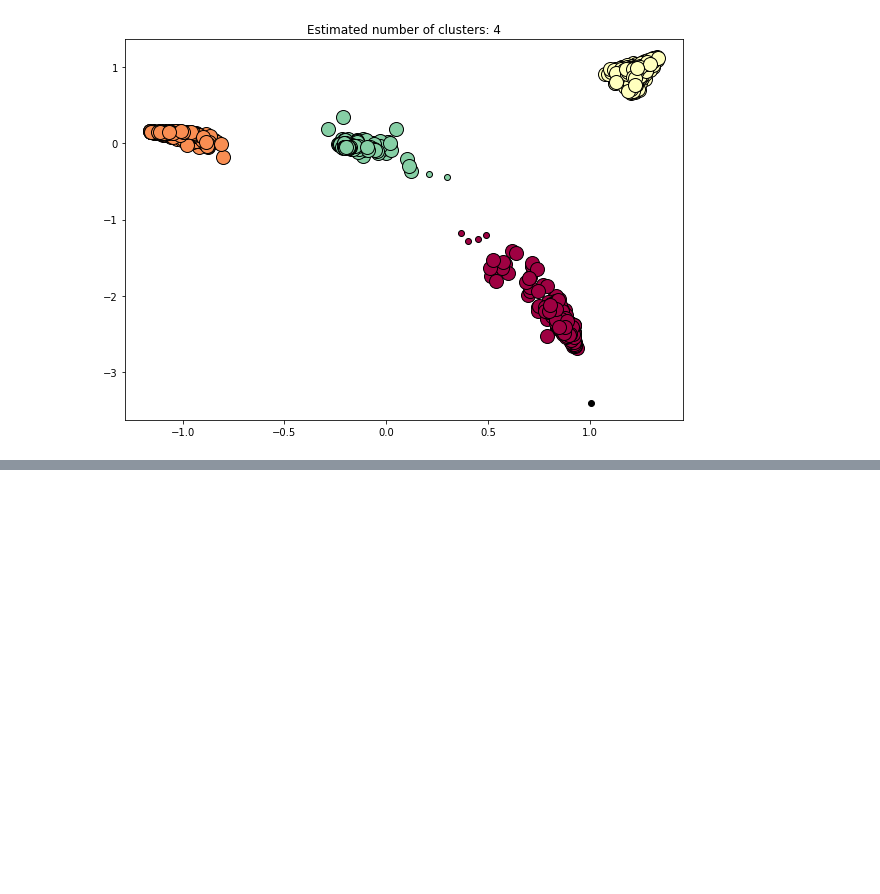
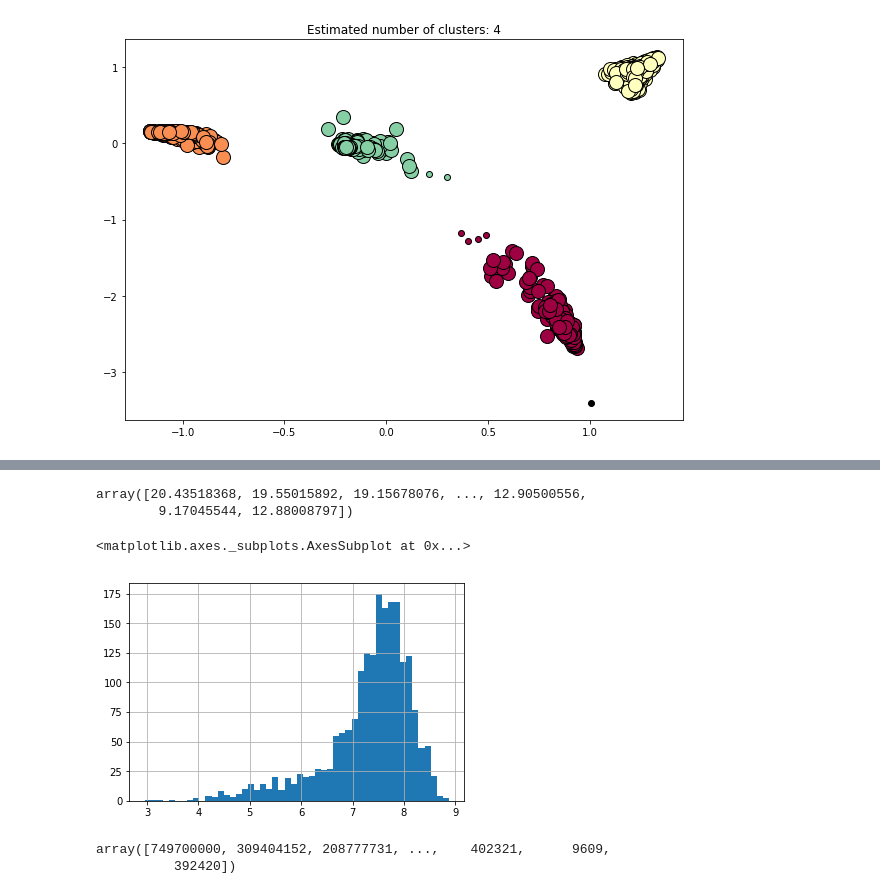
Before and after one commit to illorens/Project_NTDS, a Jupyter notebook: Analysis_graph.ipynb, the cells around one changed output, grey strips where cells are left out. Drawn from its saved outputs; the diff is of its cells as text; code cells hidden in the pictures; blank space fills up the shorter version.

```diff
--- a/Analysis_graph.ipynb
+++ b/Analysis_graph.ipynb
@@ -916,0 +1153,18 @@ print(np.mean(final_df.loc[cluster1].imdbGrade.values), np.mean(final_df.loc[clu
+# %%
+test = np.log10(final_df.BoxOffice.values)
+# %%
+test
+# %% [output]
+array([20.43518368, 19.55015892, 19.15678076, ..., 12.90500556,
+        9.17045544, 12.88008797])
+# %%
+test_df = pd.DataFrame(test)
+test_df[0].hist(bins=50)
+# %% [output]
+<matplotlib.axes._subplots.AxesSubplot at 0x...>
+[figure, added]
+# %%
+final_df.BoxOffice.values
+# %% [output]
+array([749700000, 309404152, 208777731, ...,    402321,      9609,
+          392420])
```
Also changed, not shown: parts of 38 cells of this notebook.
